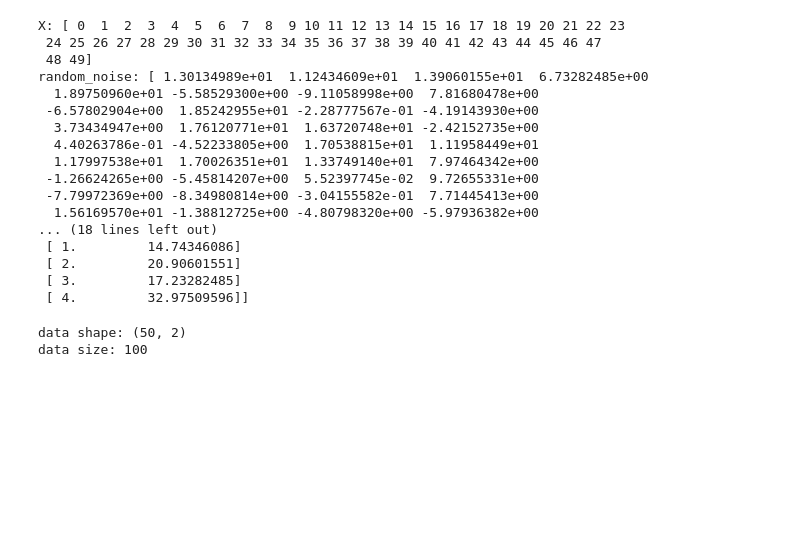
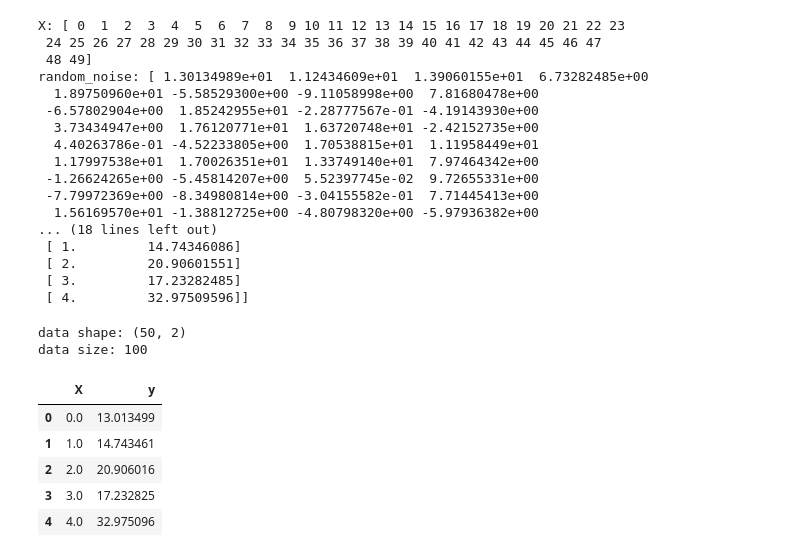
Before and after one commit to bhuiyanmobasshir94/Made-With-ML, a Jupyter notebook: machine-learning/linear_regression.ipynb, the cells around one changed output. Saved outputs shown, nothing was run; the diff lists cells and outputs as text; code cells hidden in the pictures; blank space fills up the shorter version.

```diff
--- a/machine-learning/linear_regression.ipynb
+++ b/machine-learning/linear_regression.ipynb
@@ -51,3 +51,16 @@ print(f"data size: {data.size}")
 # %% [output]
 data shape: (50, 2)
 data size: 100
+# %%
+# Load into a Pandas DataFrame
+df = pd.DataFrame(data, columns=["X", "y"])
+X = df[["X"]].values
+y = df[["y"]].values
+df.head()
+# %% [output]
+|  | X | y |
+| 0 | 0.0 | 13.013499 |
+| 1 | 1.0 | 14.743461 |
+| 2 | 2.0 | 20.906016 |
+| 3 | 3.0 | 17.232825 |
+| 4 | 4.0 | 32.975096 |
```
Also changed, not shown: parts of 21 cells of this notebook.
